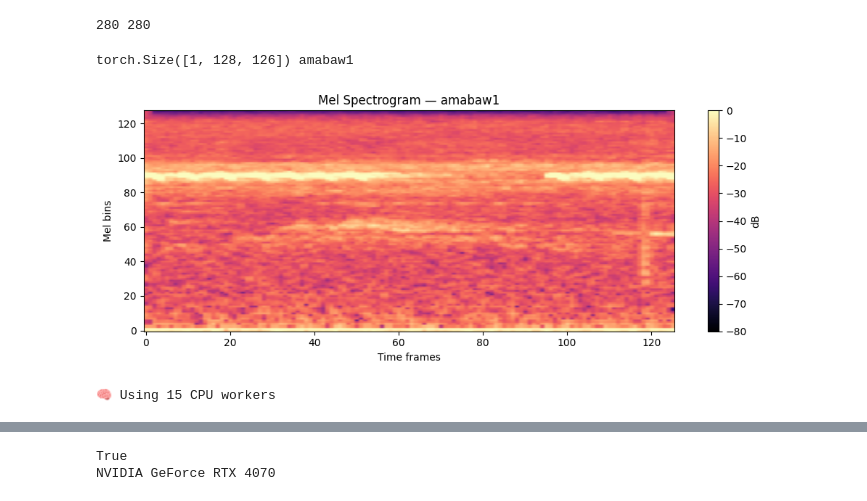
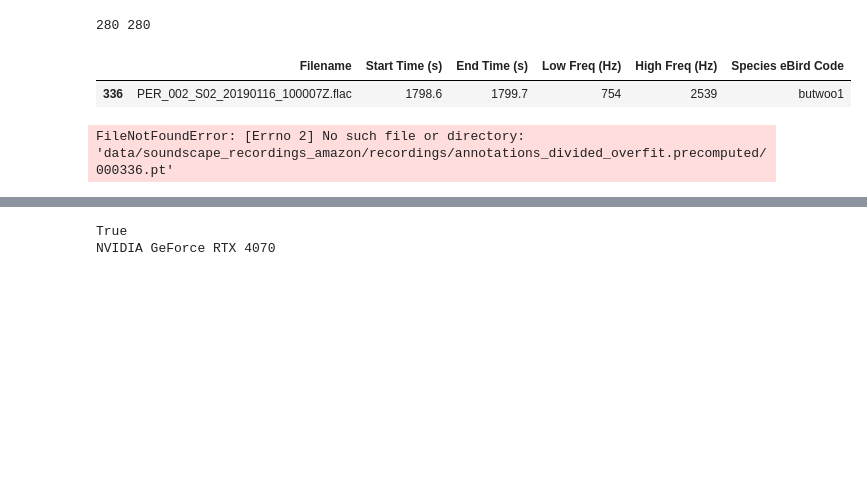
Before and after one commit to WioN780/orniwatch_dp_project, a Jupyter notebook: train_pipeline.ipynb, the cells around one changed output, grey strips where cells are left out. Cells and saved outputs as stored; diff of their text form; code cells hidden in the pictures; blank space fills up the shorter version.

```diff
--- a/train_pipeline.ipynb
+++ b/train_pipeline.ipynb
@@ -6,0 +9,5 @@ from BCommon import *
+# %%
+location = "data/soundscape_recordings_amazon/"
+
+data_folder = "recordings/"
+annotations = "annotations_divided_overfit"
@@ -16,22 +64,3 @@ val_dataset   = BirdDataset(data_path = location + data_folder, annotations_file
 print(len(train_dataset), len(val_dataset))
 # %% [output]
 280 280
-# %%
-mel, label = train_dataset[5]
-print(mel.shape, label)
-
-mel_db = mel.cpu().numpy().squeeze(0)
-
-import matplotlib.pyplot as plt
-
-plt.figure(figsize=(10, 4))
-plt.imshow(mel_db, aspect='auto', origin='lower', cmap='magma', vmin=-80, vmax=0)
-plt.title(f"Mel Spectrogram — {label}")
-plt.xlabel("Time frames")
-plt.ylabel("Mel bins")
-plt.colorbar(label="dB")
-plt.tight_layout()
-plt.show()
-# %% [output]
-torch.Size([1, 128, 126]) amabaw1
-[figure, removed]
@@ -46,17 +67,30 @@ idx_to_label = {int(k): v for k, v in encodings["idx_to_label"].items()}
-# %%
-precompute_mels(
-    annotations_file=location + annotations,
-    recordings_dir=location + data_folder,
-    output_dir=location + data_folder + annotations + ".precomputed/",
-)
-
-precompute_mels(
-    annotations_file=location + annotations,
-    recordings_dir=location + "recordings_clean/",
-    output_dir=location + "recordings_clean/" + annotations + ".precomputed/",
-)
-# %% [output]
-🧠 Using 15 CPU workers
+# %%
+import pandas as pd
+
+annotations_df = pd.read_csv(location + annotations + ".csv", sep=",")
+# %%
+show_sample_idx = 56
+# %%
+# 1) Visualize an existing dataset window
+rows = plot_window_with_annotations(ds=train_dataset, annotations_df=annotations_df, idx=show_sample_idx)
+
+# 2) Find a random window with >= n samples (fully contained) and visualize it
+idx, fname, ws, we, rows = find_random_window_with_n_samples(
+    ds=train_dataset,
+    annotations_df=annotations_df,
+    n=2,
+    mode="at_least",
+    fully_contained=True,
+    seed=498
+)
+if idx is not None:
+    plot_window_with_annotations(ds=train_dataset, annotations_df=annotations_df, idx=idx)
+
+print(fname, ws, we)
+# %% [output]
+|  | Filename | Start Time (s) | End Time (s) | Low Freq (Hz) | High Freq (Hz) | Species eBird Code |
+| 336 | PER_002_S02_20190116_100007Z.flac | 1798.6 | 1799.7 | 754 | 2539 | butwoo1 |
+FileNotFoundError: [Errno 2] No such file or directory: 'data/soundscape_recordings_amazon/recordings/annotations_divided_overfit.precomputed/000336.pt'
 # %%
 from torch.utils.data import ConcatDataset
 
```
Also changed, not shown: parts of 22 cells of this notebook, 6 other files.
